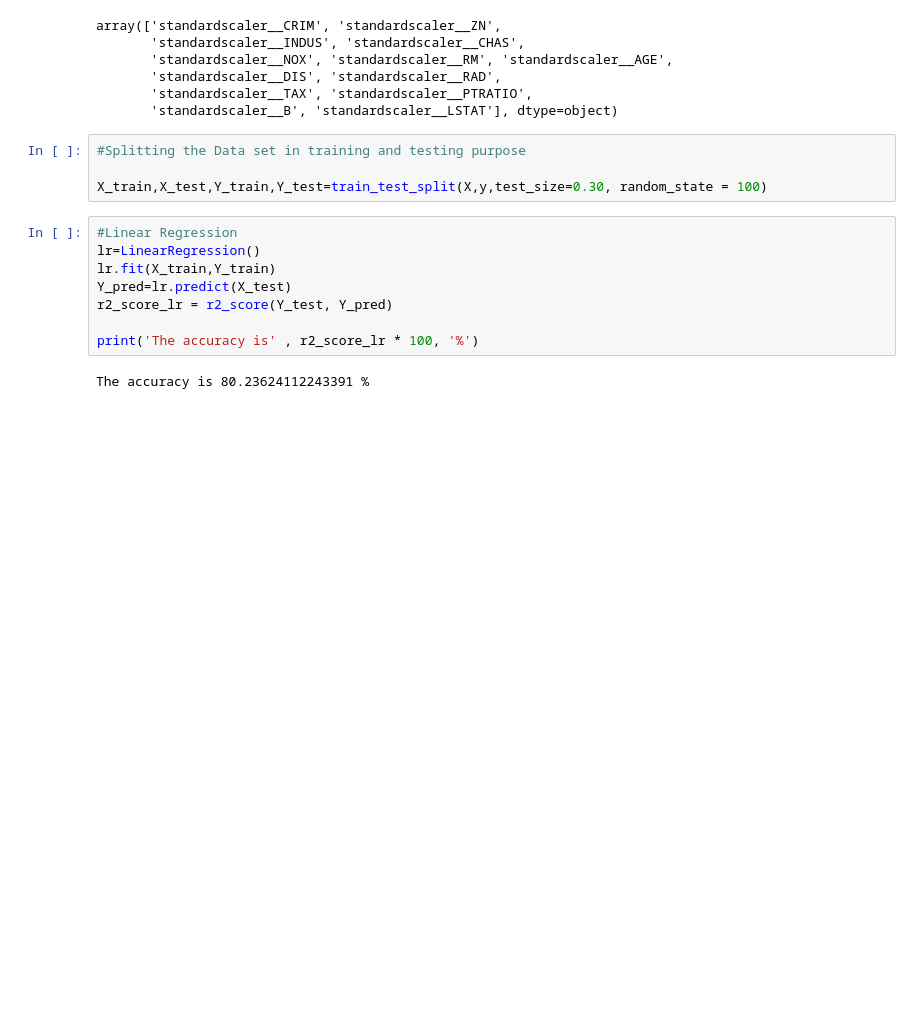
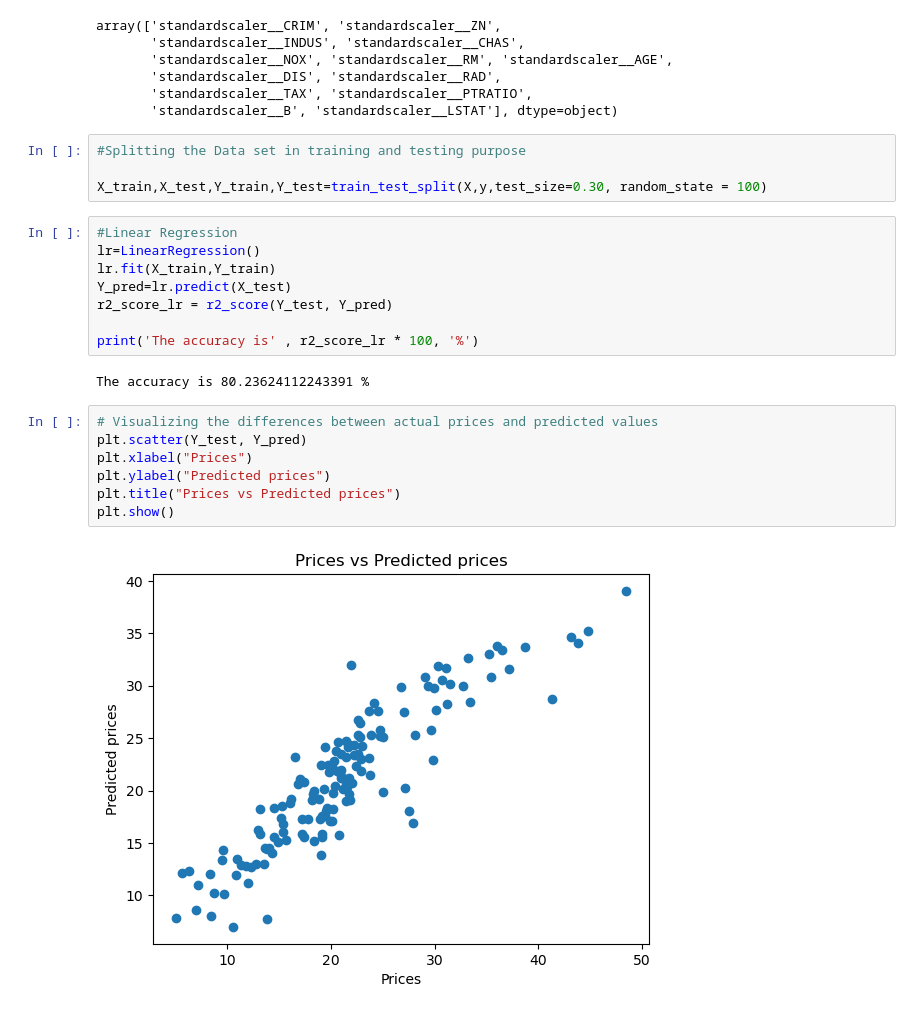
Before and after one commit to karimsaqer/Boston-house-price-predictions, a Jupyter notebook: boston-model.ipynb, the cells around one changed output. Cells and saved outputs as stored; diff of their text form; blank space fills up the shorter version.

```diff
--- a/boston-model.ipynb
+++ b/boston-model.ipynb
@@ -253,3 +253,12 @@ r2_score_lr = r2_score(Y_test, Y_pred)
 print('The accuracy is' , r2_score_lr * 100, '%')
 # %% [output]
 The accuracy is 80.23624112243391 %
+# %%
+# Visualizing the differences between actual prices and predicted values
+plt.scatter(Y_test, Y_pred)
+plt.xlabel("Prices")
+plt.ylabel("Predicted prices")
+plt.title("Prices vs Predicted prices")
+plt.show()
+# %% [output]
+[figure, added]
```
